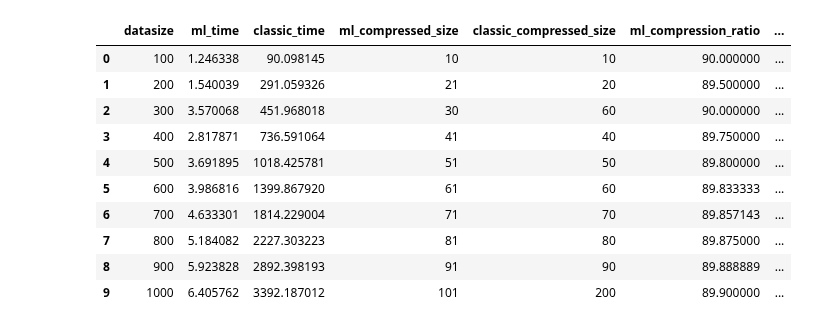
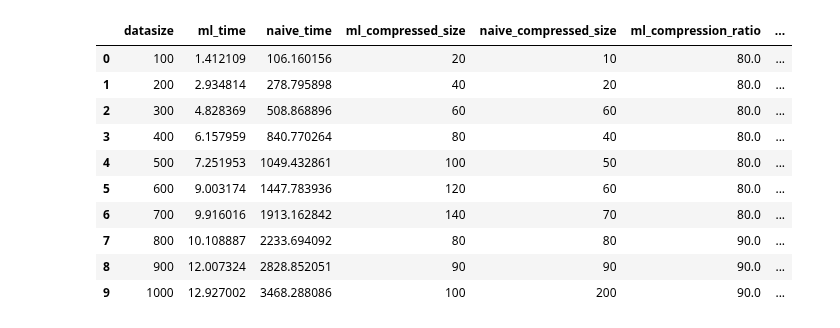
Before and after one commit to piaskowyk/milkyPressor, a Jupyter notebook: sandbox/result_strategy2.ipynb, the cells around one changed output. Saved outputs shown, nothing was run; the diff lists cells and outputs as text; code cells hidden in the pictures.

```diff
--- a/sandbox/result_strategy2.ipynb
+++ b/sandbox/result_strategy2.ipynb
@@ -264,16 +268,18 @@ datasize,ml_time,classic_time,ml_compressed_size,classic_compressed_size,ml_comp
-# %%
-df
-# %% [output]
-|  | datasize | ml_time | classic_time | ml_compressed_size | classic_compressed_size | ml_compression_ratio | ... |
-| 0 | 100 | 1.246338 | 90.098145 | 10 | 10 | 90.000000 | ... |
-| 1 | 200 | 1.540039 | 291.059326 | 21 | 20 | 89.500000 | ... |
-| 2 | 300 | 3.570068 | 451.968018 | 30 | 60 | 90.000000 | ... |
-| 3 | 400 | 2.817871 | 736.591064 | 41 | 40 | 89.750000 | ... |
-| 4 | 500 | 3.691895 | 1018.425781 | 51 | 50 | 89.800000 | ... |
-| 5 | 600 | 3.986816 | 1399.867920 | 61 | 60 | 89.833333 | ... |
-| 6 | 700 | 4.633301 | 1814.229004 | 71 | 70 | 89.857143 | ... |
-| 7 | 800 | 5.184082 | 2227.303223 | 81 | 80 | 89.875000 | ... |
-| 8 | 900 | 5.923828 | 2892.398193 | 91 | 90 | 89.888889 | ... |
-| 9 | 1000 | 6.405762 | 3392.187012 | 101 | 200 | 89.900000 | ... |
+# %%
+df2 = df
+# df = df2
+df
+# %% [output]
+|  | datasize | ml_time | naive_time | ml_compressed_size | naive_compressed_size | ml_compression_ratio | ... |
+| 0 | 100 | 1.412109 | 106.160156 | 20 | 10 | 80.0 | ... |
+| 1 | 200 | 2.934814 | 278.795898 | 40 | 20 | 80.0 | ... |
+| 2 | 300 | 4.828369 | 508.868896 | 60 | 60 | 80.0 | ... |
+| 3 | 400 | 6.157959 | 840.770264 | 80 | 40 | 80.0 | ... |
+| 4 | 500 | 7.251953 | 1049.432861 | 100 | 50 | 80.0 | ... |
+| 5 | 600 | 9.003174 | 1447.783936 | 120 | 60 | 80.0 | ... |
+| 6 | 700 | 9.916016 | 1913.162842 | 140 | 70 | 80.0 | ... |
+| 7 | 800 | 10.108887 | 2233.694092 | 80 | 80 | 90.0 | ... |
+| 8 | 900 | 12.007324 | 2828.852051 | 90 | 90 | 90.0 | ... |
+| 9 | 1000 | 12.927002 | 3468.288086 | 100 | 200 | 90.0 | ... |
 # %%
 path = '../plot/strategy2'
```
Also changed, not shown: parts of 9 cells of this notebook, 46 other files.
